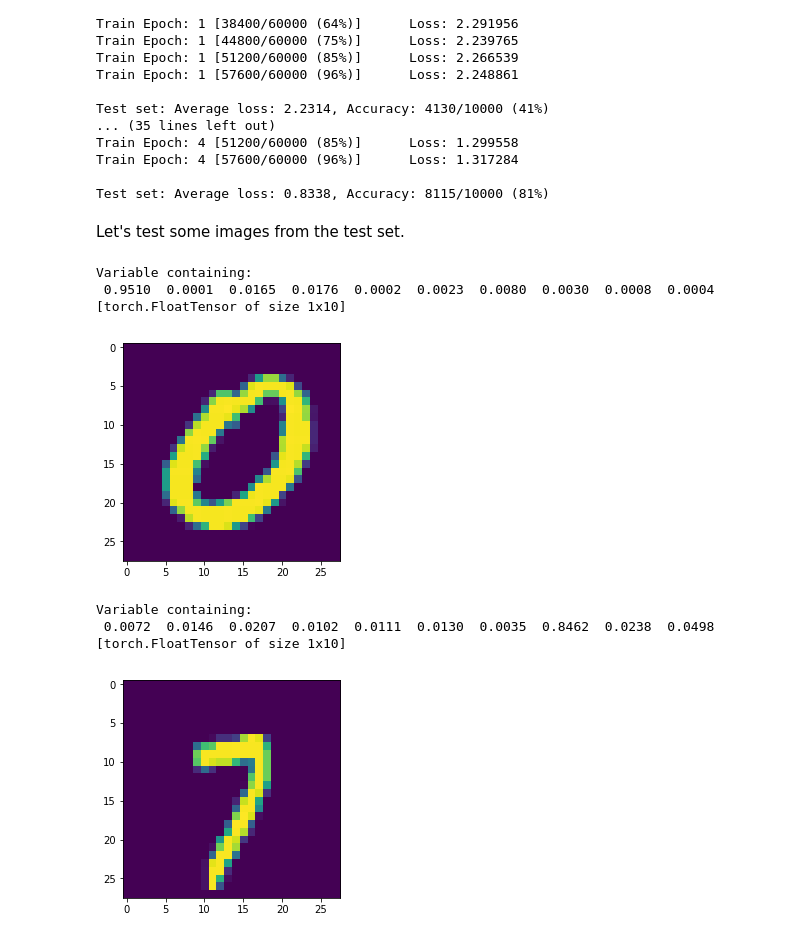
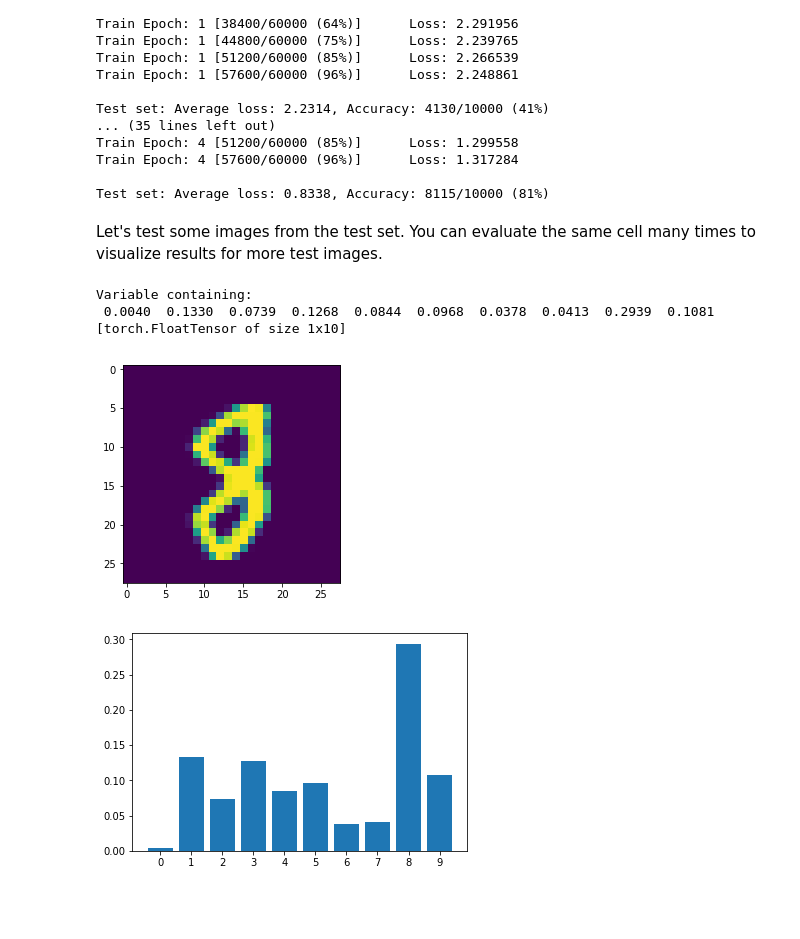
Before and after one commit to probprog/CSCS-summer-school-2017, a Jupyter notebook: exercises/exercise-2-pytorch/CSCS-summer-school-2017-exercise-2.ipynb, the cells around one changed output. Saved outputs shown, nothing was run; the diff lists cells and outputs as text; code cells hidden in the pictures; blank space fills up the shorter version.

```diff
--- a/exercises/exercise-2-pytorch/CSCS-summer-school-2017-exercise-2.ipynb
+++ b/exercises/exercise-2-pytorch/CSCS-summer-school-2017-exercise-2.ipynb
@@ -339,35 +339,25 @@ Train Epoch: 4 [57600/60000 (96%)]      Loss: 1.317284
 
 Test set: Average loss: 0.8338, Accuracy: 8115/10000 (81%)
 # %% [markdown]
-Let's test some images from the test set.
+Let's test some images from the test set. You can evaluate the same cell many times to visualize results for more test images.
 # %%
 import itertools
 index = 3
 a = list(itertools.islice(test_loader, index))
 test_image = a[0][0][0]
 test_label = a[0][1][0]
 
 test_output = model(Variable(test_image.unsqueeze(0)))
 values, indices = torch.max(test_output, 0)
 imshow(test_image[0])
 print(F.softmax(values))
+fig, ax = plt.subplots()
+ax.bar(range(10),F.softmax(values).data.numpy()[0])
+ax.set_xticks(np.arange(10))
+plt.show()
 # %% [output]
 Variable containing:
- 0.9510  0.0001  0.0165  0.0176  0.0002  0.0023  0.0080  0.0030  0.0008  0.0004
+ 0.0040  0.1330  0.0739  0.1268  0.0844  0.0968  0.0378  0.0413  0.2939  0.1081
 [torch.FloatTensor of size 1x10]
-[figure, old version]
+[figure, new version]
+[figure, added]
-# %%
-index = 4
-a = list(itertools.islice(test_loader, index))
-test_image = a[0][0][0]
-test_label = a[0][1][0]
-
-test_output = model(Variable(test_image.unsqueeze(0)))
-values, indices = torch.max(test_output, 0)
-imshow(test_image[0])
-print(F.softmax(values))
-# %% [output]
-Variable containing:
- 0.0072  0.0146  0.0207  0.0102  0.0111  0.0130  0.0035  0.8462  0.0238  0.0498
-[torch.FloatTensor of size 1x10]
-[figure, removed]
```
